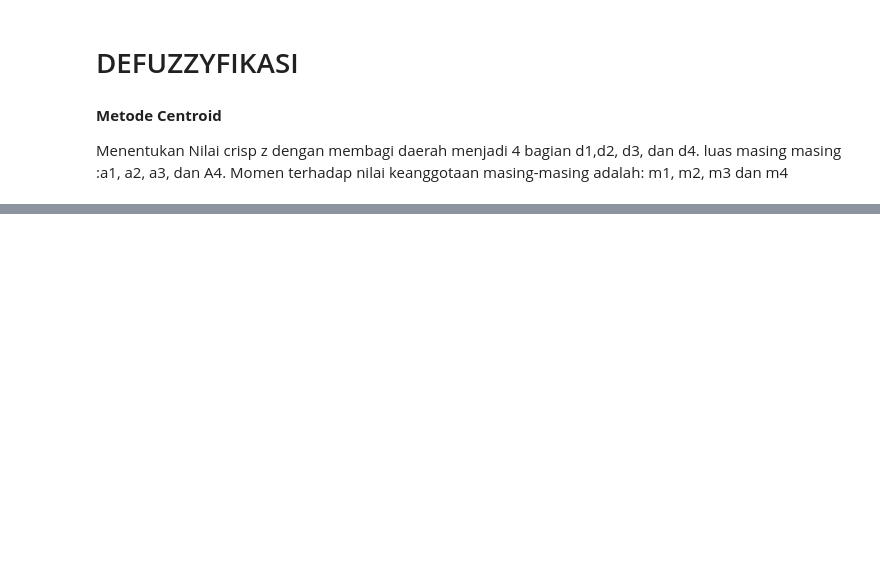
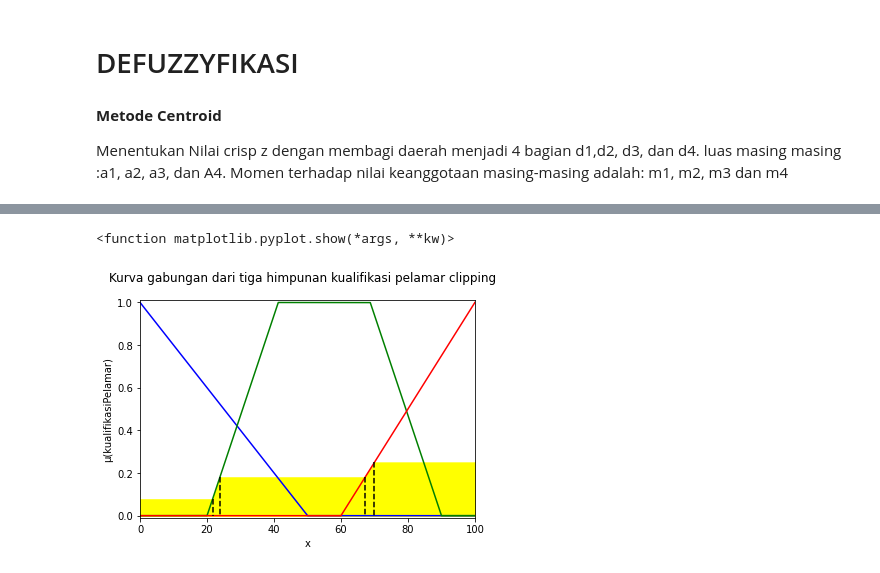
Before and after one commit to ImamSyabana/aplikasi-Fuzzy-Inference-System, a Jupyter notebook: bismillahFIS.ipynb, the cells around one changed output, grey strips where cells are left out. Saved outputs shown, nothing was run; the diff lists cells and outputs as text; code cells hidden in the pictures; blank space fills up the shorter version.

```diff
--- a/bismillahFIS.ipynb
+++ b/bismillahFIS.ipynb
@@ -1916,0 +1768,59 @@ koef c =3400
+# %%
+#1
+if MAXapredicateKURANG <= MAXapredicateCUKUP <= MAXapredicateBAIK:
+  t1 = MAXapredicateKURANG * (b_kualifikasiCukup - a_kualifikasiCukup) + a_kualifikasiCukup
+  t2 = MAXapredicateCUKUP * (b_kualifikasiCukup - a_kualifikasiCukup) + a_kualifikasiCukup
+  t3 = MAXapredicateCUKUP * (b_kualifikasiBaik - a_kualifikasiBaik) + a_kualifikasiBaik
+  t4 = MAXapredicateBAIK * (b_kualifikasiBaik - a_kualifikasiBaik) + a_kualifikasiBaik
+#2
+elif MAXapredicateBAIK <= MAXapredicateCUKUP <= MAXapredicateKURANG:
+  t1 = -(MAXapredicateKURANG * (b_kualifikasiKurang - a_kualifikasiKurang)) + b_kualifikasiKurang
+  t2 = -(MAXapredicateCUKUP * (b_kualifikasiKurang - a_kualifikasiKurang)) + b_kualifikasiKurang
+  t3 = -(MAXapredicateCUKUP * (d_kualifikasiCukup - c_kualifikasiCukup)) + d_kualifikasiCukup
+  t4 = -(MAXapredicateBAIK * (d_kualifikasiCukup - c_kualifikasiCukup)) + d_kualifikasiCukup
+
+#3
+elif MAXapredicateCUKUP <= MAXapredicateBAIK <= MAXapredicateKURANG:
+  t1 = -MAXapredicateKURANG * (b_kualifikasiKurang - a_kualifikasiKurang) + b_kualifikasiKurang
+  t2 = -MAXapredicateCUKUP * (b_kualifikasiKurang - a_kualifikasiKurang) + b_kualifikasiKurang
+  t3 = MAXapredicateCUKUP * (b_kualifikasiBaik - a_kualifikasiBaik) + a_kualifikasiBaik
+  t4 = MAXapredicateBAIK * (b_kualifikasiBaik - a_kualifikasiBaik) + a_kualifikasiBaik
+#4
+elif MAXapredicateCUKUP <= MAXapredicateKURANG <= MAXapredicateBAIK:
+  t1 = -MAXapredicateKURANG * (b_kualifikasiKurang - a_kualifikasiKurang) + b_kualifikasiKurang
+  t2 = -MAXapredicateCUKUP * (b_kualifikasiKurang - a_kualifikasiKurang) + b_kualifikasiKurang
+  t3 = MAXapredicateCUKUP * (b_kualifikasiBaik - a_kualifikasiBaik) + a_kualifikasiBaik
+  t4 = MAXapredicateBAIK * (b_kualifikasiBaik - a_kualifikasiBaik) + a_kualifikasiBaik
+#5
+elif MAXapredicateBAIK <= MAXapredicateKURANG <= MAXapredicateCUKUP:
+  t1 = MAXapredicateKURANG * (b_kualifikasiCukup - a_kualifikasiCukup) + a_kualifikasiCukup
+  t2 = MAXapredicateCUKUP * (b_kualifikasiCukup - a_kualifikasiCukup) + a_kualifikasiCukup
+  t3 = -MAXapredicateCUKUP * (d_kualifikasiCukup - c_kualifikasiCukup) + d_kualifikasiCukup
+  t4 = -MAXapredicateBAIK * (d_kualifikasiCukup - c_kualifikasiCukup) + d_kualifikasiCukup
+#6
+elif MAXapredicateKURANG <= MAXapredicateBAIK <= MAXapredicateCUKUP:
+  t1 = MAXapredicateKURANG * ((b_kualifikasiCukup - a_kualifikasiCukup)) + a_kualifikasiCukup
+  t2 = MAXapredicateCUKUP * ((b_kualifikasiCukup - a_kualifikasiCukup)) + a_kualifikasiCukup
+  t3 = -MAXapredicateCUKUP * (d_kualifikasiCukup - c_kualifikasiCukup) + d_kualifikasiCukup
+  t4 = -MAXapredicateBAIK * (d_kualifikasiCukup - c_kualifikasiCukup) + d_kualifikasiCukup
+
+plt.plot(sbX_kualifikasiKurang,sbY_kualifikasiKurang, color = 'blue')
+plt.plot(sbX_kualifikasiCukup,sbY_kualifikasiCukup, color = 'green')
+plt.plot(sbX_kualifikasiBaik,sbY_kualifikasiBaik, color = 'red')
+plt.plot([t1,t1],[MAXapredicateKURANG,0], 'k--')
+plt.plot([t2,t2],[MAXapredicateCUKUP,0], 'k--')
+plt.plot([t3,t3],[MAXapredicateCUKUP,0], 'k--')
+plt.plot([t4,t4],[MAXapredicateBAIK,0], 'k--')
+
+plt.axis([bbSemestaKualifikasi, baSemestaKualifikasi, -0.01 ,1.01])
+plt.xlabel('x')
+plt.ylabel('μ(kualifikasiPelamar)')
+plt.fill_between(sbX_kualifikasiKurang, clipMAXKurang, color = "yellow")
+plt.fill_between(sbX_kualifikasiCukup, clipMAXCukup, color = "yellow")
+plt.fill_between(sbX_kualifikasiBaik, clipMAXBaik, color = "yellow")
+plt.suptitle('Kurva gabungan dari tiga himpunan kualifikasi pelamar clipping')
+
+plt.show
+# %% [output]
+<function matplotlib.pyplot.show(*args, **kw)>
+[figure, added]
```
Also changed, not shown: parts of 26 cells of this notebook.
